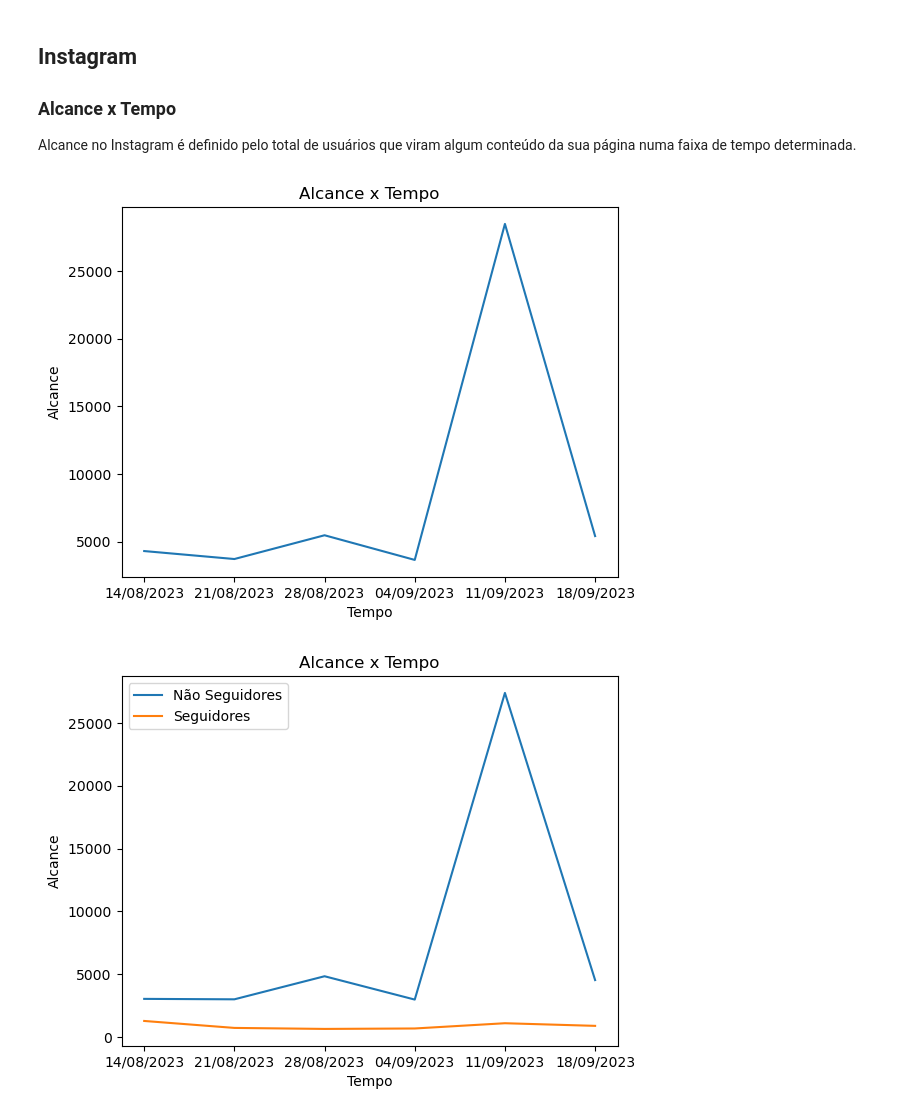
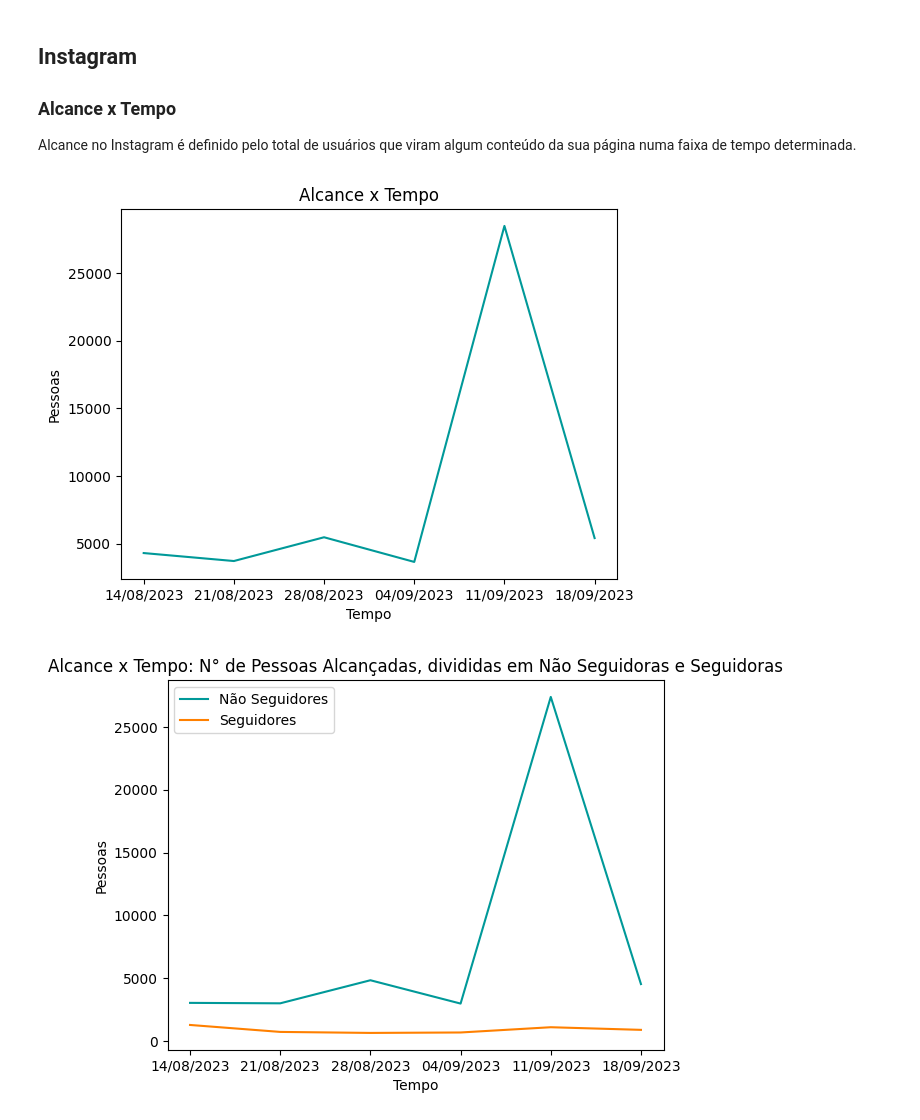
Before and after one commit to raphael-ss/social-media-analysis, a Jupyter notebook: social-media-nb.ipynb, the cells around one changed output. Cells and saved outputs as stored; diff of their text form; code cells hidden in the pictures.

Commit message:
worked on visualizations

```diff
--- a/social-media-nb.ipynb
+++ b/social-media-nb.ipynb
@@ -39,25 +39,25 @@ Alcance no Instagram é definido pelo total de usuários que viram algum conteú
 alcance = list(df.alcance)
 tempo = list(df.data)
 
-plt.plot(tempo, alcance)
+plt.plot(tempo, alcance, color="#009999")
 plt.title('Alcance x Tempo')
 plt.xlabel('Tempo')
-plt.ylabel('Alcance')
+plt.ylabel('Pessoas')
 plt.show()
 # %% [output]
-[figure, old version]
+[figure, new version]
 # %%
 alcance_seguidores = list(df.alcance_seguidores)
 alcance_nao_seguidores = list(df["alcance"] - df["alcance_seguidores"])
 #-print(alcance_nao_seguidores)
 tempo = list(df.data)
 
-plt.plot(tempo, alcance_nao_seguidores)
-plt.plot(tempo, alcance_seguidores)
-plt.title('Alcance x Tempo')
+plt.plot(tempo, alcance_nao_seguidores, color="#009999")
+plt.plot(tempo, alcance_seguidores, color="#FF8000")
+plt.title('Alcance x Tempo: N° de Pessoas Alcançadas, divididas em Não Seguidoras e Seguidoras')
 plt.xlabel('Tempo')
-plt.ylabel('Alcance')
+plt.ylabel('Pessoas')
 plt.legend(['Não Seguidores', 'Seguidores'])
 plt.show()
 # %% [output]
-[figure, old version]
+[figure, new version]
```
Also changed, not shown: parts of 8 cells of this notebook.
